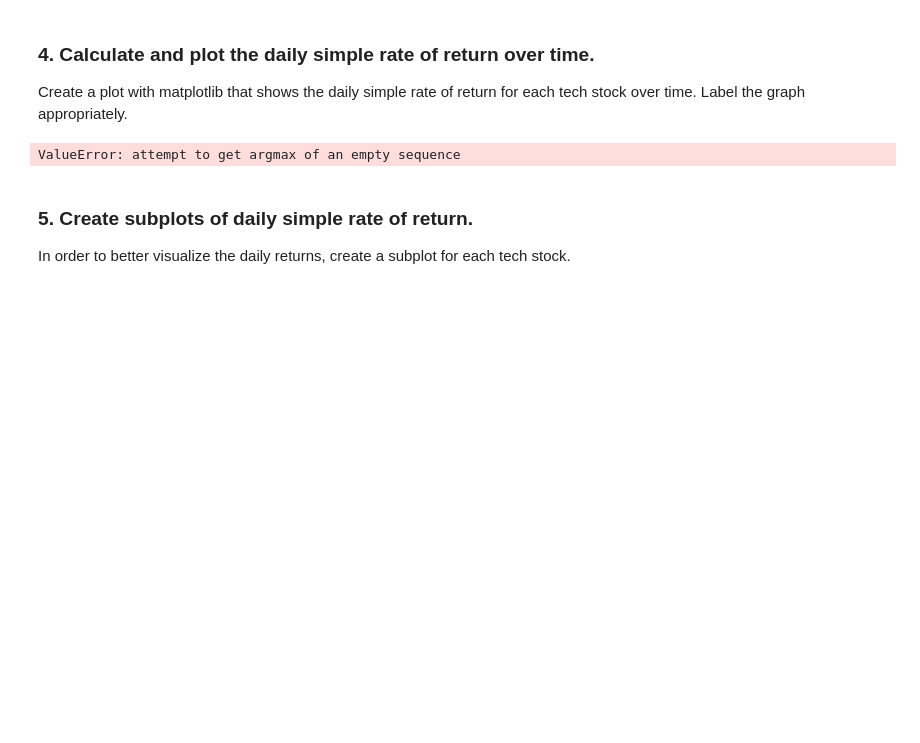
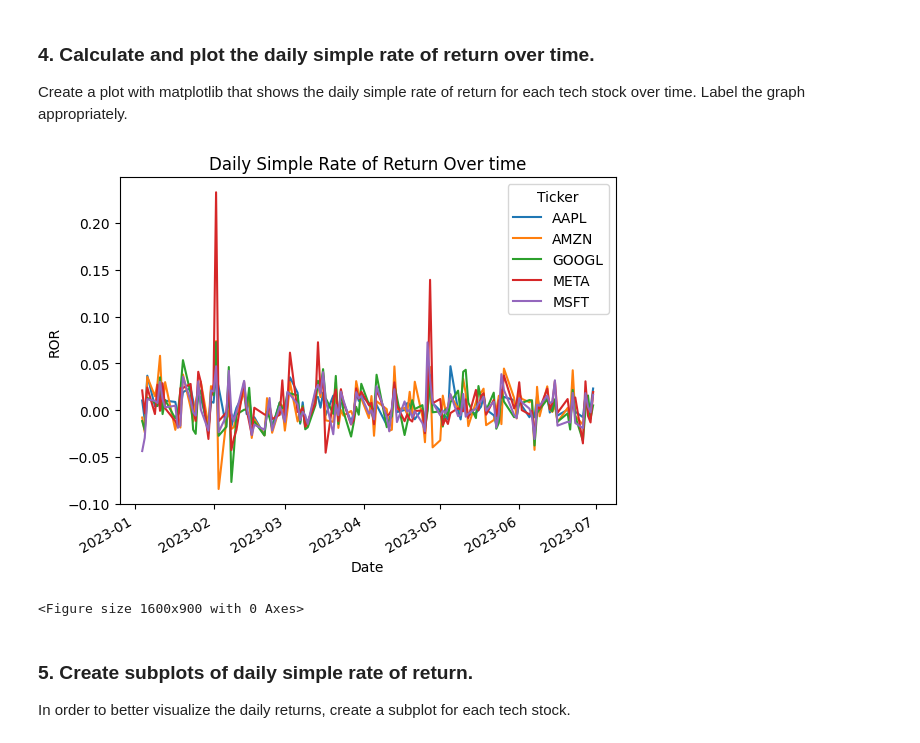
Before and after one commit to matt-wombat/computer-science-playground, a Jupyter notebook: courses/cc/projects/visualizing_tech_stocks/visualizing_tech_stocks_solution.ipynb, the cells around one changed output. Cells and saved outputs as stored; diff of their text form; code cells hidden in the pictures; blank space fills up the shorter version.

```diff
--- a/courses/cc/projects/visualizing_tech_stocks/visualizing_tech_stocks_solution.ipynb
+++ b/courses/cc/projects/visualizing_tech_stocks/visualizing_tech_stocks_solution.ipynb
@@ -90,15 +105,16 @@ plt.show()
 ### 4. Calculate and plot the daily simple rate of return over time.
 Create a plot with matplotlib that shows the daily simple rate of return for each tech stock over time. Label the graph appropriately.
 # %%
-stock_data_daily_returns = stock_data['Adj Close'].pct_change()
+stock_data_daily_returns = stock_data['Close'].pct_change()
 stock_data_daily_returns.plot()
 plt.xlabel("Date")
 plt.ylabel("ROR")
 plt.title("Daily Simple Rate of Return Over time")
 plt.figure(figsize=(16,9))
 plt.show()
 # %% [output]
+[figure, added]
-ValueError: attempt to get argmax of an empty sequence
+<Figure size 1600x900 with 0 Axes>
 # %% [markdown]
 ### 5. Create subplots of daily simple rate of return.
 In order to better visualize the daily returns, create a subplot for each tech stock.
```
Also changed, not shown: parts of 20 cells of this notebook, 1 other file.
